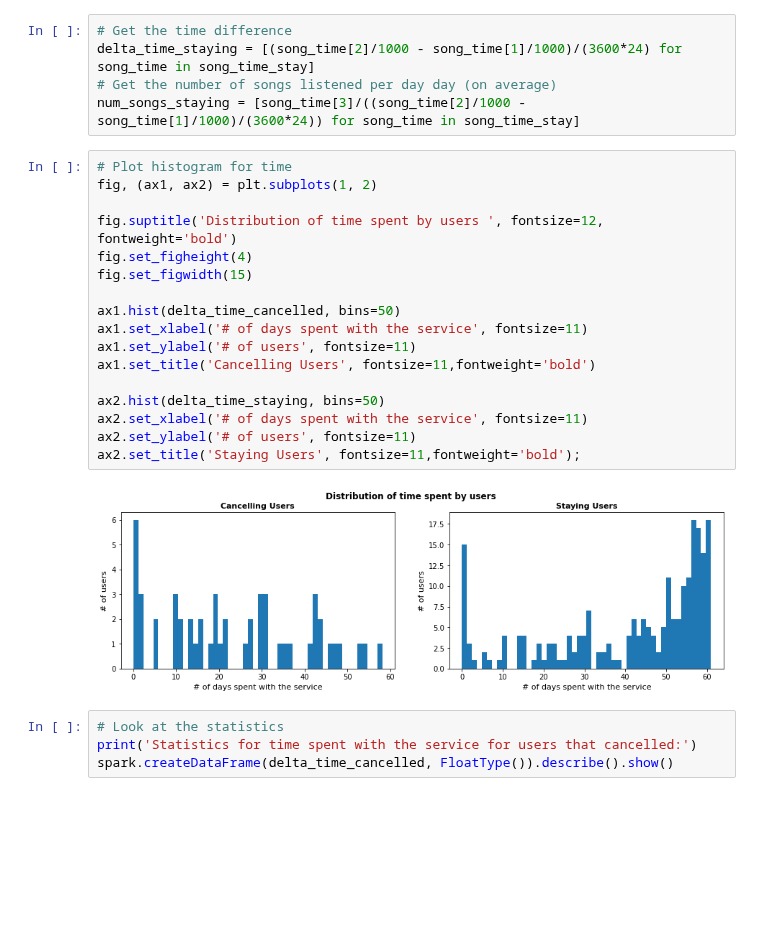
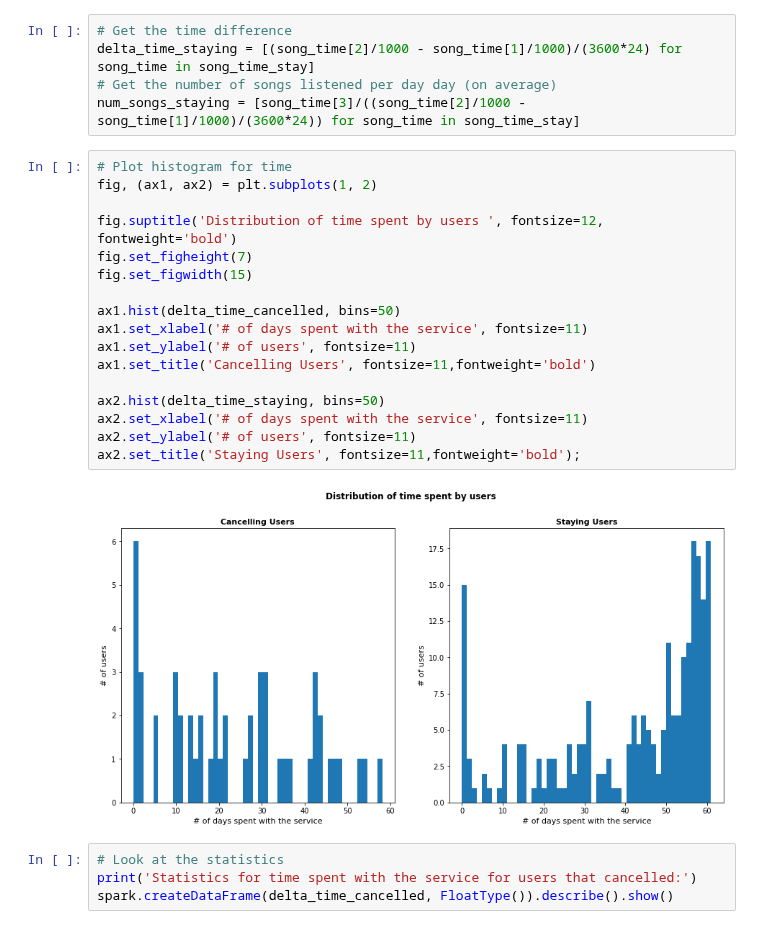
Before and after one commit to russom/DSND-Capstone, a Jupyter notebook: notebooks/Sparkify-project-local.ipynb, the cells around one changed output. Cells and saved outputs as stored; diff of their text form; blank space fills up the shorter version.

```diff
--- a/notebooks/Sparkify-project-local.ipynb
+++ b/notebooks/Sparkify-project-local.ipynb
@@ -229,22 +229,22 @@ num_songs_staying = [song_time[3]/((song_time[2]/1000 - song_time[1]/1000)/(3600
 # %%
 # Plot histogram for time
 fig, (ax1, ax2) = plt.subplots(1, 2)
 
 fig.suptitle('Distribution of time spent by users ', fontsize=12, fontweight='bold')
-fig.set_figheight(4)
+fig.set_figheight(7)
 fig.set_figwidth(15)
 
 ax1.hist(delta_time_cancelled, bins=50)
 ax1.set_xlabel('# of days spent with the service', fontsize=11)
 ax1.set_ylabel('# of users', fontsize=11)
 ax1.set_title('Cancelling Users', fontsize=11,fontweight='bold')
 
 ax2.hist(delta_time_staying, bins=50)
 ax2.set_xlabel('# of days spent with the service', fontsize=11)
 ax2.set_ylabel('# of users', fontsize=11)
 ax2.set_title('Staying Users', fontsize=11,fontweight='bold');
 # %% [output]
-[figure, old version]
+[figure, new version]
 # %%
 # Look at the statistics
 print('Statistics for time spent with the service for users that cancelled:')
```
Also changed, not shown: parts of 32 cells of this notebook.
